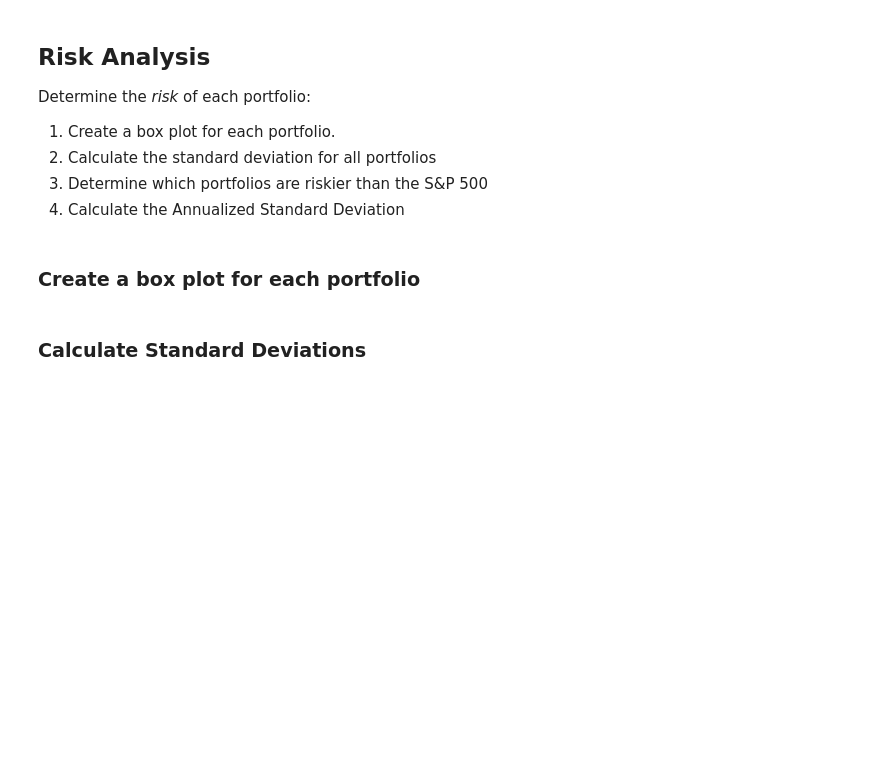
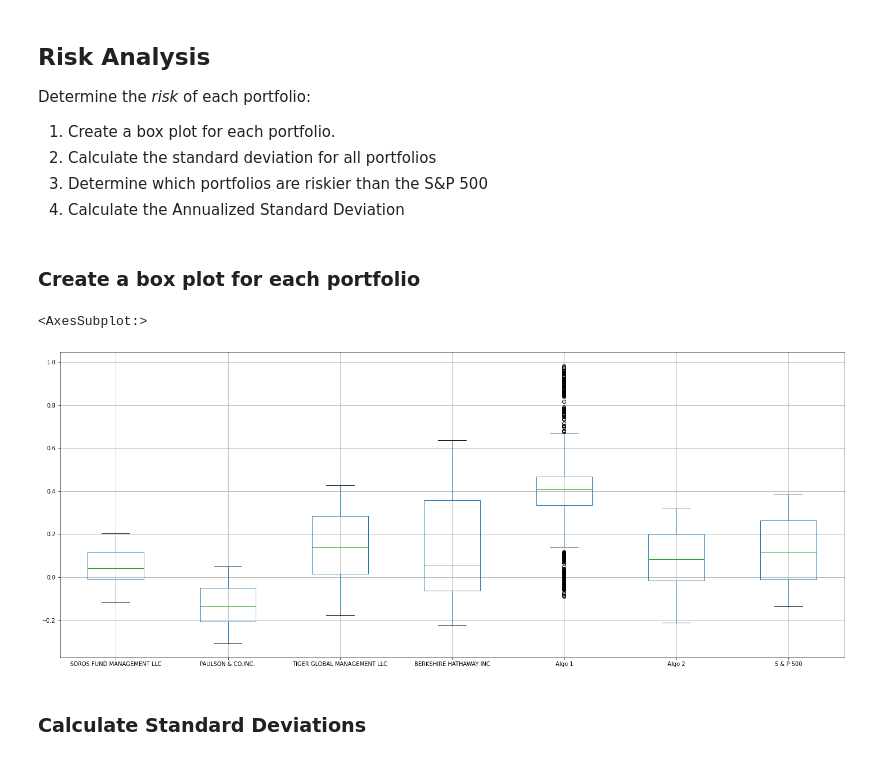
Before and after one commit to reiff94/04-Pandas-Work, a Jupyter notebook: Starter_Code/whale_analysis.ipynb, the cells around one changed output. Saved outputs shown, nothing was run; the diff lists cells and outputs as text; code cells hidden in the pictures; blank space fills up the shorter version.

```diff
--- a/Starter_Code/whale_analysis.ipynb
+++ b/Starter_Code/whale_analysis.ipynb
@@ -171,6 +176,10 @@ Determine the _risk_ of each portfolio:
 ### Create a box plot for each portfolio
 # %%
 # Box plot to visually show risk
+cumulative_returns.boxplot(figsize=(25,10))
+# %% [output]
+<AxesSubplot:>
+[figure, added]
 # %% [markdown]
 ### Calculate Standard Deviations
 # %%
```
Also changed, not shown: parts of 18 cells of this notebook.
